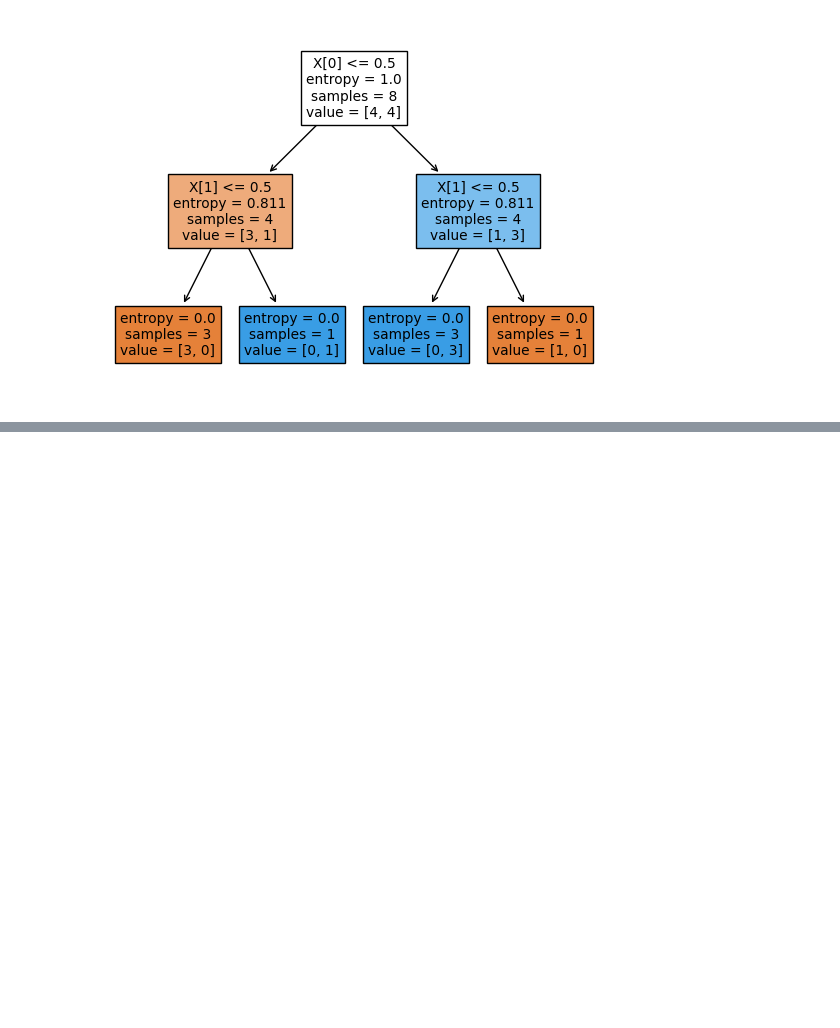
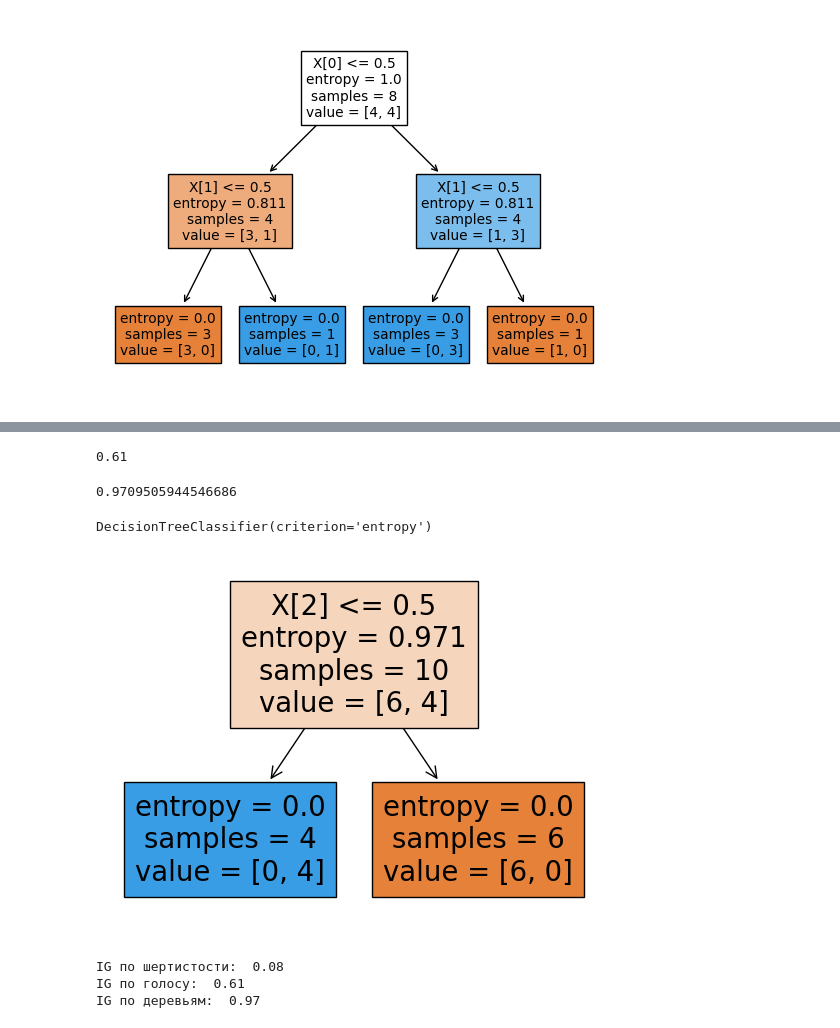
Before and after one commit to MakVit1988/Data_Science_and_ML_, a Jupyter notebook: 2_Deciding trees.ipynb, the cells around one changed output, grey strips where cells are left out. Cells and saved outputs as stored; diff of their text form; code cells hidden in the pictures; blank space fills up the shorter version.

Commit message:
2.1  Какого музыканта Beatles я загадал или entropy reduction 2.2 Немного теории и энтропии

```diff
--- a/2_Deciding trees.ipynb
+++ b/2_Deciding trees.ipynb
@@ -48,0 +169,44 @@ tree.plot_tree(clf,filled=True);
+# %%
+round(IG_gav, 2)
+# %% [output]
+0.61
+# %%
+IG_laz
+# %% [output]
+0.9709505944546686
+# %%
+clf1 = tree.DecisionTreeClassifier(criterion='entropy')
+# %%
+X = cat[['Шерстист', 'Гавкает', 'Лазает по деревьям']]
+y = cat.Вид
+# %%
+clf1.fit(X,y)
+# %% [output]
+DecisionTreeClassifier(criterion='entropy')
+# %%
+tree.plot_tree(clf1,filled=True);
+# %% [output]
+[figure, added]
+# %%
+def ent(data):
+  return entropy(data.Вид.value_counts() / len(data), base=2)
+
+
+def ig(data, feature):
+  ent0 = ent(data[data[feature] == 0])
+  ent1 = ent(data[data[feature] == 1])
+  n = len(data)
+  n0 = len(data[data[feature] == 0])
+  n1 = len(data[data[feature] == 1])
+  return round(ent(data) - ent0 * n0 / n - ent1 * n1 / n, 2)
+
+
+df = pd.read_csv('https://stepik.org/media/attachments/course/4852/cats.csv', index_col=0)
+
+print('IG по шертистости: ', ig(df, 'Шерстист'))
+print('IG по голосу: ', ig(df, 'Гавкает'))
+print('IG по деревьям: ', ig(df, 'Лазает по деревьям'))
+# %% [output]
+IG по шертистости:  0.08
+IG по голосу:  0.61
+IG по деревьям:  0.97
```
Also changed, not shown: parts of 23 cells of this notebook.
